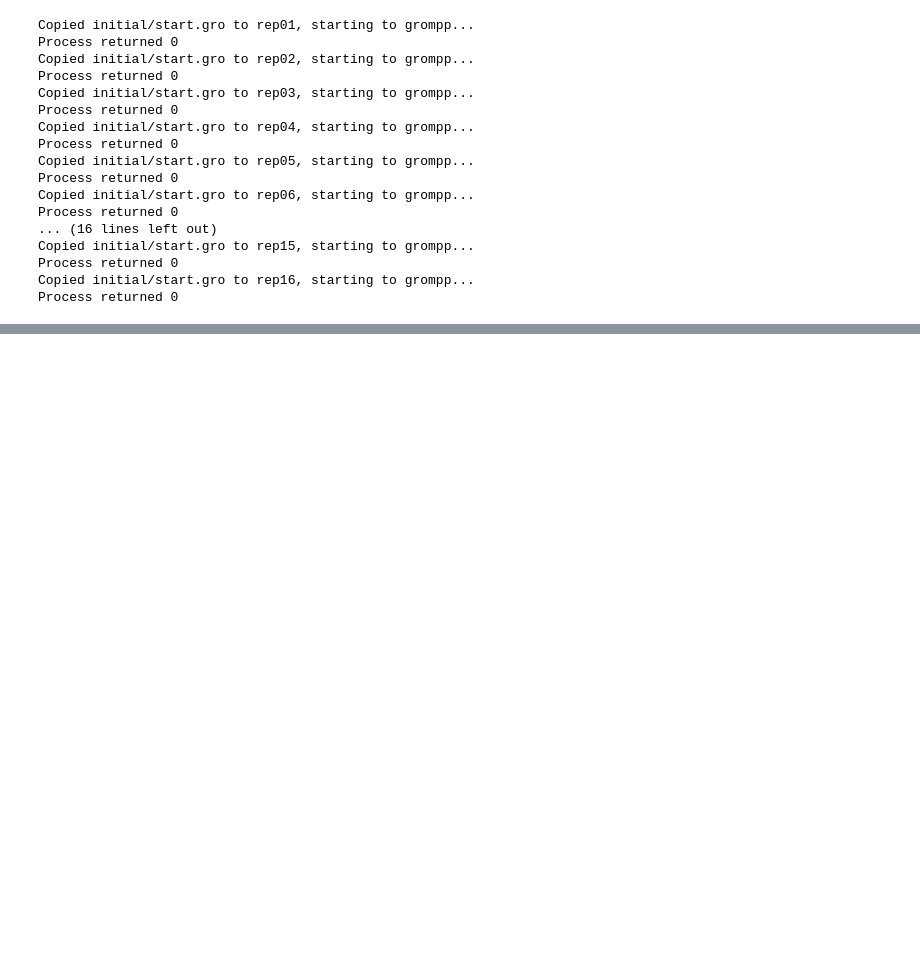
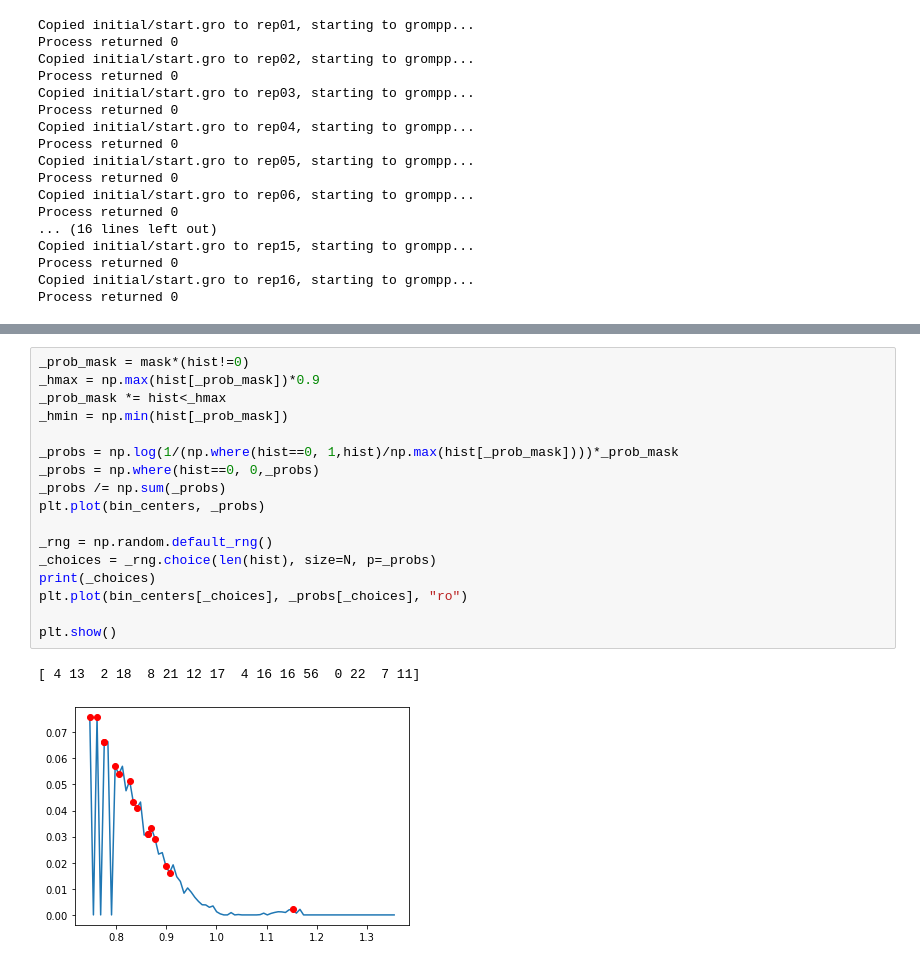
Before and after one commit to molecularmachinist/functional_sampling_tool, a Jupyter notebook: prod/autosampler_notebook.ipynb, the cells around one changed output, grey strips where cells are left out. Drawn from its saved outputs; the diff is of its cells as text; blank space fills up the shorter version.

```diff
--- a/prod/autosampler_notebook.ipynb
+++ b/prod/autosampler_notebook.ipynb
@@ -200,0 +240,20 @@ plt.show()
+# %%
+_prob_mask = mask*(hist!=0)
+_hmax = np.max(hist[_prob_mask])*0.9
+_prob_mask *= hist<_hmax
+_hmin = np.min(hist[_prob_mask])
+
+_probs = np.log(1/(np.where(hist==0, 1,hist)/np.max(hist[_prob_mask])))*_prob_mask
+_probs = np.where(hist==0, 0,_probs)
+_probs /= np.sum(_probs)
+plt.plot(bin_centers, _probs)
+
+_rng = np.random.default_rng()
+_choices = _rng.choice(len(hist), size=N, p=_probs)
+print(_choices)
+plt.plot(bin_centers[_choices], _probs[_choices], "ro")
+
+plt.show()
+# %% [output]
+[ 4 13  2 18  8 21 12 17  4 16 16 56  0 22  7 11]
+[figure, added]
```
Also changed, not shown: parts of 10 cells of this notebook.
